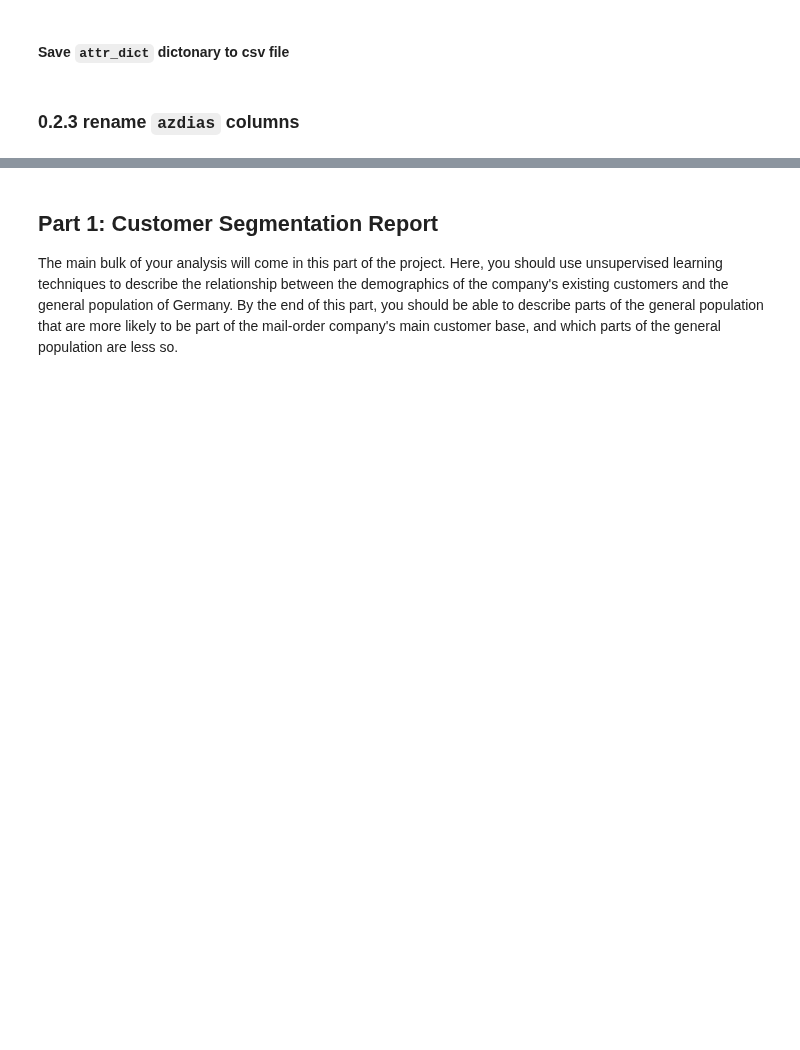
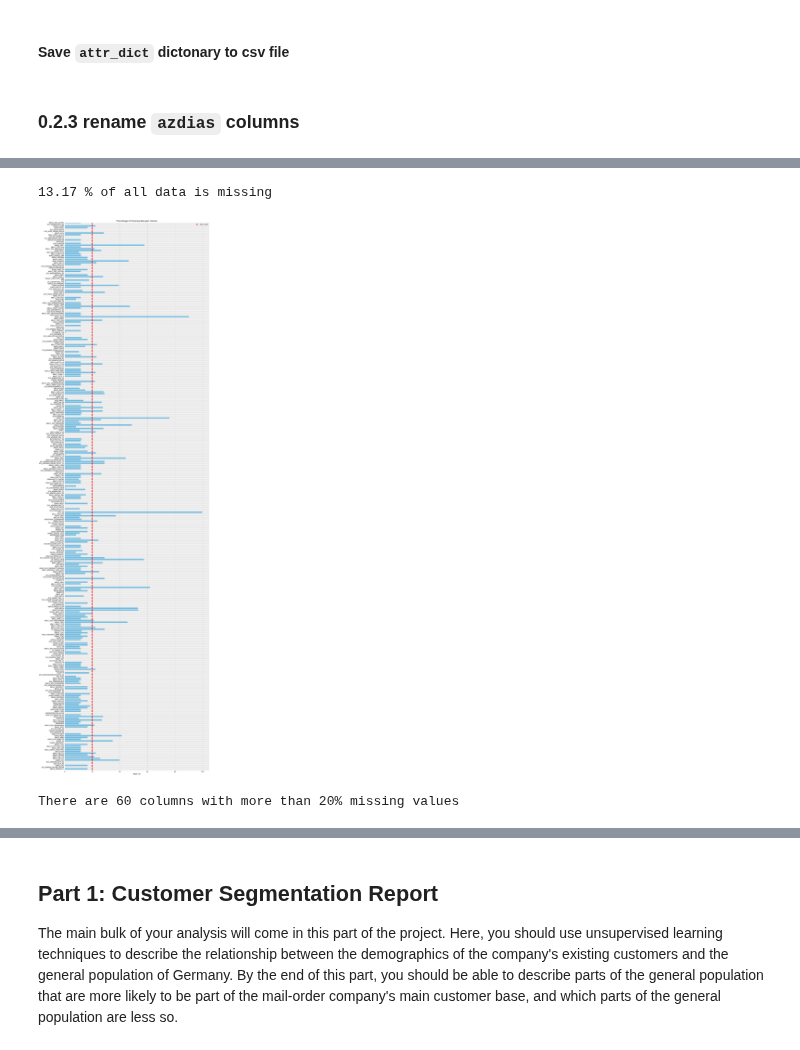
Before and after one commit to TK-Problem/nano_degree_DS, a Jupyter notebook: Capstone_project/Arvato_Project_Workbook.ipynb, the cells around one changed output, grey strips where cells are left out. Cells and saved outputs as stored; diff of their text form; code cells hidden in the pictures; blank space fills up the shorter version.

```diff
--- a/Capstone_project/Arvato_Project_Workbook.ipynb
+++ b/Capstone_project/Arvato_Project_Workbook.ipynb
@@ -708,0 +701,3 @@ def map_nan(df, df_attr):
+# %%
+df_attr["dtype"] = pd.Series(_data)
+df_attr.head()
@@ -708,0 +722,14 @@ def map_nan(df, df_attr):
+# %%
+%%time
+# iterate over azdias columns
+
+for col in azdias.columns:
+
+    # get nan notations for that column
+    nan_list = df_attr[df_attr.Attribute == col].NAN_notations.values[0]
+
+    # iterate over NAN notations (if list is empty then there is no iteration)
+    if len(nan_list) > 0:
+        for nan_value in nan_list:
+            # replace with NAN value
+            azdias[col] = azdias[col].replace(nan_value, np.nan)
@@ -708,0 +742,8 @@ def map_nan(df, df_attr):
+# %%
+%%time
+# get column name array
+col_names = azdias.columns.values
+# count NAN values in each collumn
+nan_values = azdias.isnull().sum().values
+# count procentage of each nan value
+nan_values_poc = nan_values / azdias.shape[0] * 100
@@ -708,0 +752,29 @@ def map_nan(df, df_attr):
+# %%
+print("{:.2f} % of all data is missing".format(100*np.sum(nan_values) / (azdias.shape[0] * azdias.shape[1])))
+# %% [output]
+13.17 % of all data is missing
+# %%
+# Investigate patterns in the amount of missing data in each column.
+
+plt.figure(figsize=(16,70))
+
+y_pos = np.arange(len(col_names))
+plt.barh(y_pos, nan_values_poc, align='center', alpha=0.5)
+# visually show which features have more than 20% of missing data
+plt.plot([20,20],[-5, 400],"r--", label="20% cutoff")
+plt.ylim(-1,85)
+plt.yticks(y_pos, col_names)
+plt.xlabel('NAN (%)')
+plt.title('Procentage of missing data per column')
+
+plt.legend()
+plt.show()
+# %% [output]
+[figure, added]
+# %%
+# count columns with missing vlaues above 20%
+_ = nan_values_poc[nan_values_poc> 20].shape[0]
+print(f'There are {_} columns with more than 20% missing values')
+# col_names[nan_values_poc> 20]
+# %% [output]
+There are 60 columns with more than 20% missing values
```
Also changed, not shown: parts of 40 cells of this notebook, 1 other file.
